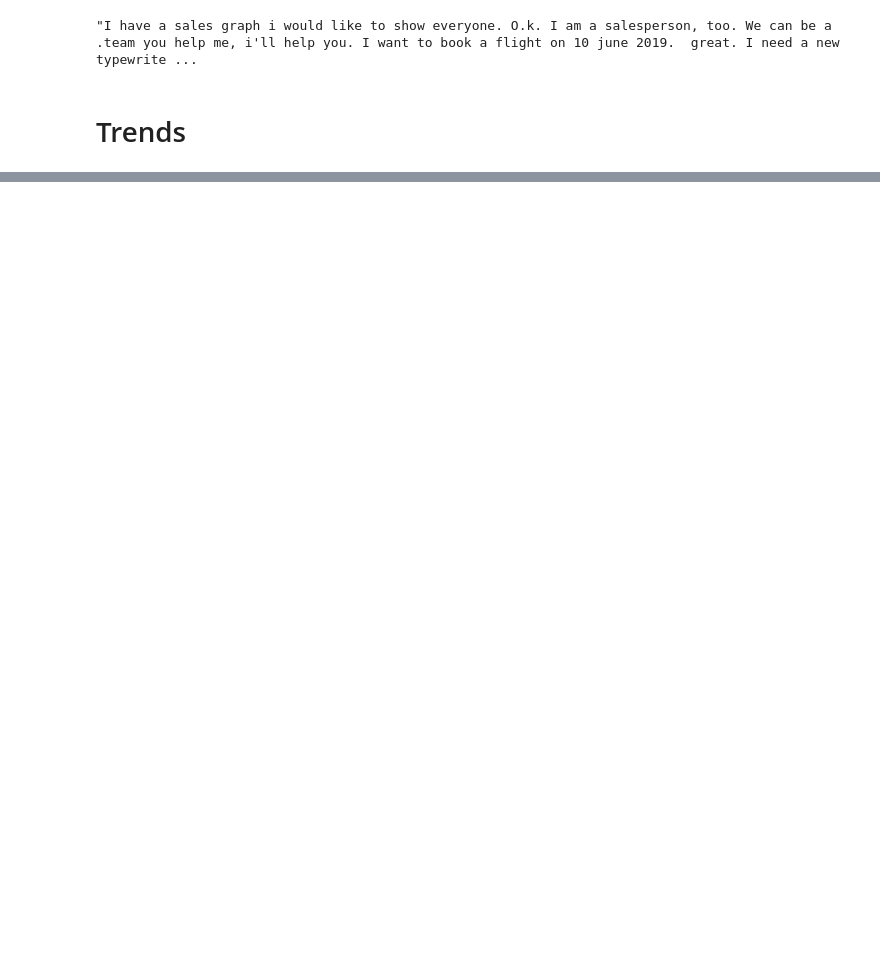
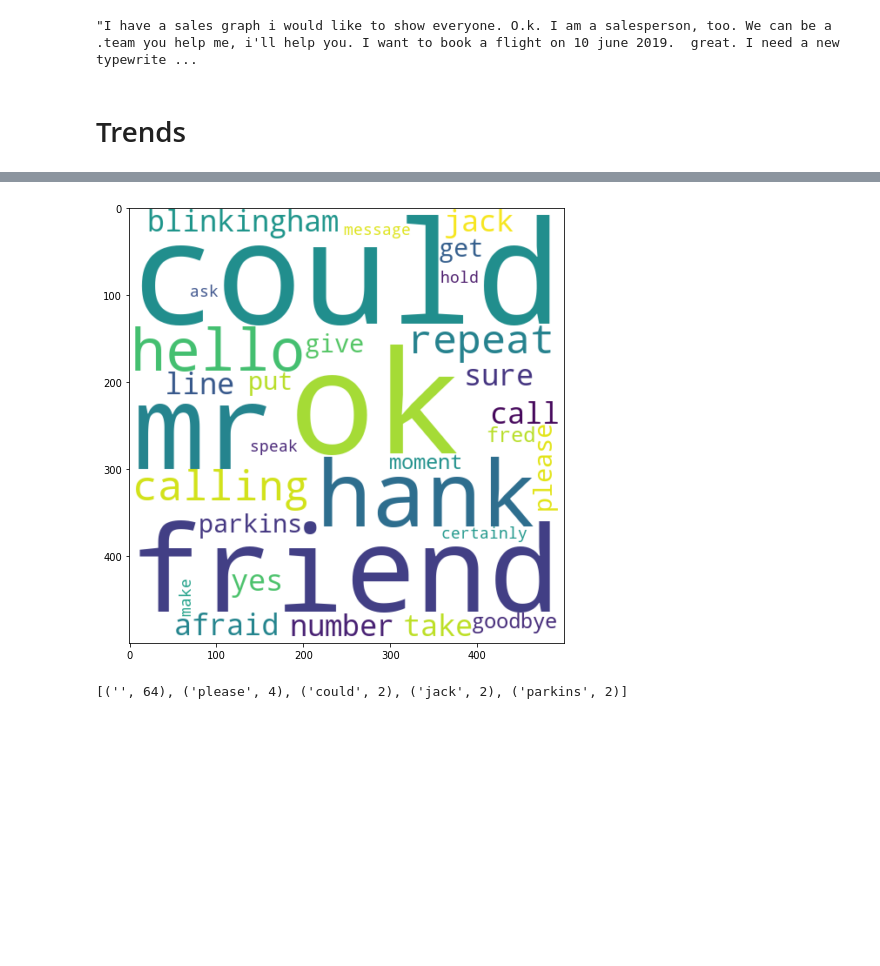
Before and after one commit to fun-personal-projects/AICP, a Jupyter notebook: abstraSumm.ipynb, the cells around one changed output, grey strips where cells are left out. Saved outputs shown, nothing was run; the diff lists cells and outputs as text; code cells hidden in the pictures; blank space fills up the shorter version.

```diff
--- a/abstraSumm.ipynb
+++ b/abstraSumm.ipynb
@@ -239,0 +347,19 @@ context_json(f)
+# %%
+# conv3
+conv3 = '''
+
+
+    Hello. Could I speak to Jack Parkins, please?
+    Who's calling, please?
+    This is Fred Blinkingham. I'm a friend of Jack's.
+    Hold the line, please. I'll put your call through. (after a moment)—I'm afraid he's out at the moment. Can I take a message?
+    Yes. Can you ask him to give me a call? My number is 9093458965
+    Could you repeat that, please?
+    Certainly. That's 9093458965
+    OK. I'll make sure Mr. Parkins gets your message.
+    hank you. Goodbye.
+    Goodbye.
+
+
+
+'''
@@ -239,0 +500,7 @@ context_json(f)
+# %%
+# test3
+trends(conv3)
+# %% [output]
+[figure, added]
+[('', 64), ('please', 4), ('could', 2), ('jack', 2), ('parkins', 2)]
+[figure, added]
```
Also changed, not shown: parts of 50 cells of this notebook, 2 other files.
